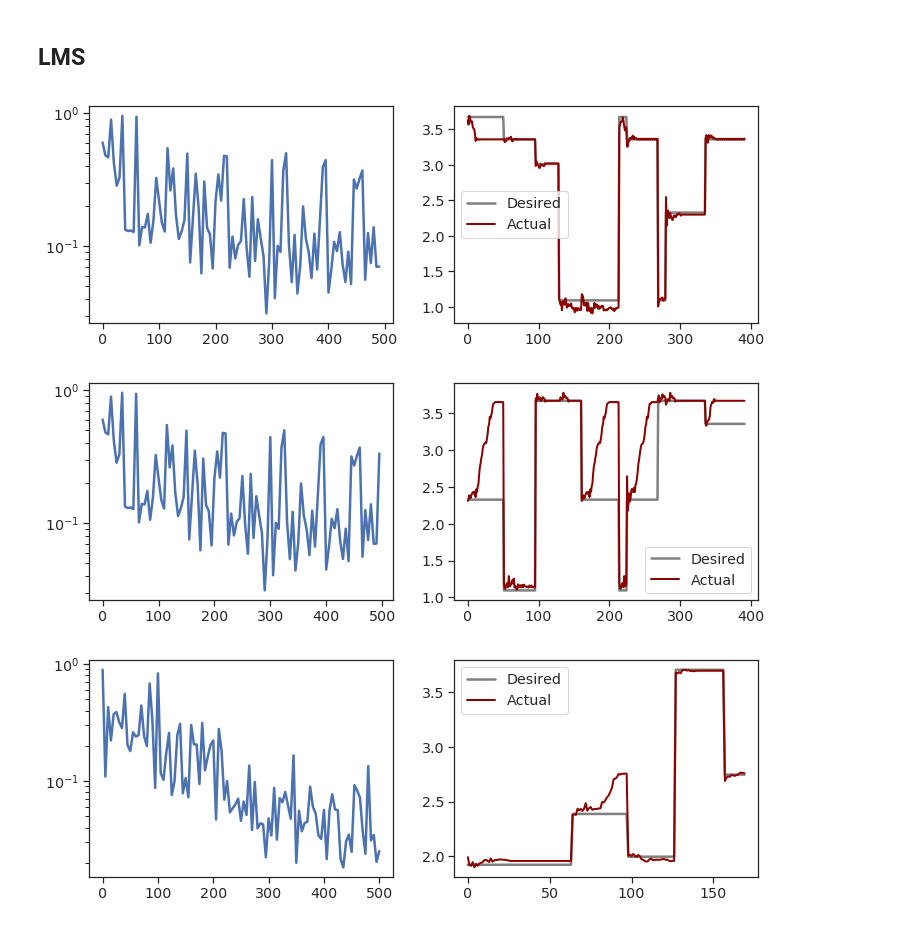
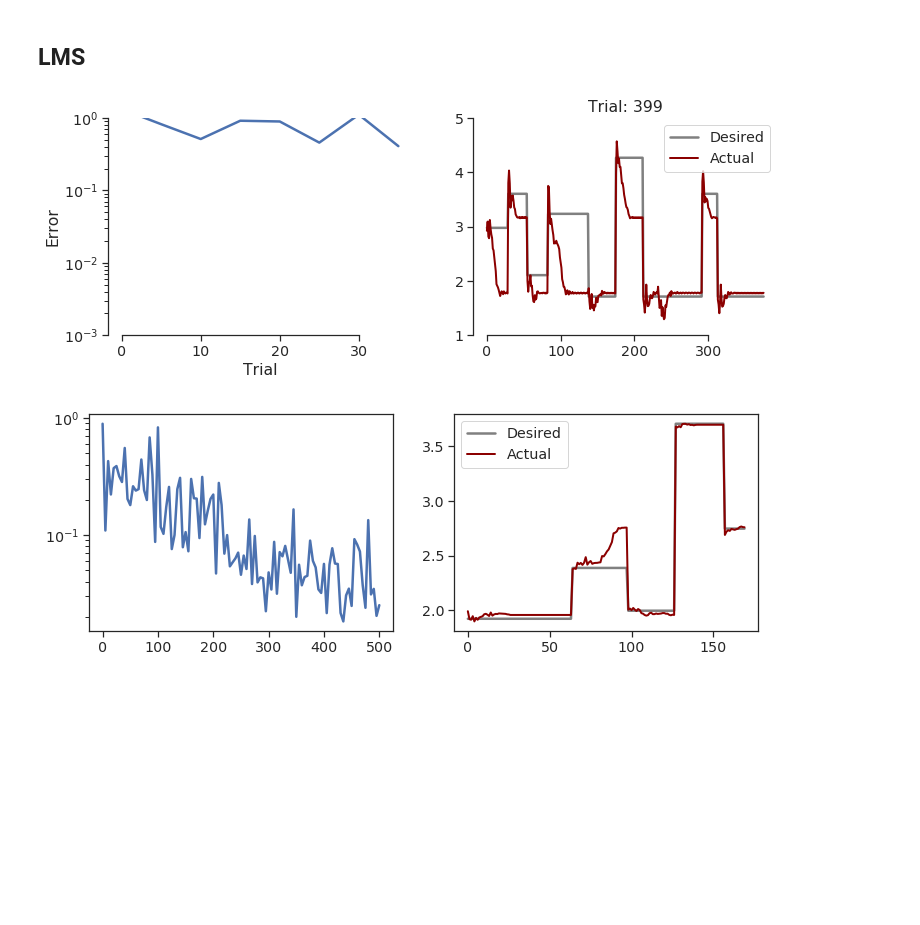
Before and after one commit to bsorsch-zz/expander_RNN, a Jupyter notebook: Recurrent expander.ipynb, the cells around one changed output. Cells and saved outputs as stored; diff of their text form; code cells hidden in the pictures; blank space fills up the shorter version.

```diff
--- a/Recurrent expander.ipynb
+++ b/Recurrent expander.ipynb
@@ -453,11 +457,0 @@ plt.legend();
-# %%
-plt.figure(figsize=(12,4))
-plt.subplot(121)
-T = np.arange(len(errs))*5
-plt.plot(T,errs)
-plt.yscale('log')
-
-plt.subplot(122)
-plt.plot(fs_all, c='grey', label='Desired')
-plt.plot(zs, c='darkred', linewidth=2, label='Actual');
-plt.legend();
@@ -489,7 +481,8 @@ from IPython.display import clear_output
 # %%
 tau = 1e-1
 eta = 1e-3
-n_trials = 5000
+n_targets = 9
+n_trials = 10000
 alpha = 10
 output_dim = 1
 dtdivtau = dt/tau
@@ -510,8 +503,8 @@ a = np.zeros(N)
 h = np.zeros(N)
 z = np.zeros(output_dim)
 
-amps = random.uniform(1,5,5)
-delays = np.device_put(random.uniform(0.5,6,n_trials+10))
+amps = random.uniform(1,5,n_targets)
+delays = random.uniform(0.5,6,n_trials+10)
 
 errs = []
 for trial in tqdm(range(n_trials)):
@@ -527,51 +520,42 @@ for trial in tqdm(range(n_trials)):
     # Validate
     if trial % 50 == 49:
         clear_output()
         plt.pause(0.01)
         zs = []
         fs_all = []
         for i in range(10):
             amp = random.choice(amps)
             us,fs = construct_input(amp,delays[i])
             fs_all.append(fs)
             for u,f in zip(us,fs):
                 # Run RNN
                 a,h,b,z = RNN_step(a,h,u,z,w_out,wh,dtdivtau)
                 zs.append(z)
         zs = np.concatenate(zs)
         fs_all = np.concatenate(fs_all)
         err = np.mean(np.abs(zs-fs_all))
         errs.append(err)
 
         plt.figure(figsize=(12,4))
         plt.title(trial)
         plt.subplot(121)
         T = np.arange(len(errs))*5
         plt.plot(T,errs)
+        plt.xlabel('Trial')
+        plt.ylabel('Error')
         plt.yscale('log')
+        plt.ylim([1e-3,1])
+        sns.despine(trim=True)
+
         plt.subplot(122)
         plt.plot(fs_all, c='grey', label='Desired')
         plt.plot(zs, c='darkred', linewidth=2, label='Actual');
         plt.legend();
-
-# Final validation
-zs = []
-fs_all = []
-us_all = []
-for amp, delay in zip(amps, delays):
-    us,fs = construct_input(amp,delay)
-    fs_all.append(fs)
-    us_all.append(us)
-    for u,f in zip(us,fs):
-        # Run RNN
-        a,h,b,z = RNN_step(a,h,u,z,w_out,wh,dtdivtau)
-        zs.append(z)
-zs = np.concatenate(zs)
-fs_all = np.concatenate(fs_all)
-us_all = np.concatenate(us_all)
+        plt.title('Trial: ' + str(trial))
+        plt.ylim([1,5])
+        sns.despine(trim=True);
 # %% [output]
-[figure, old version]
+[figure, new version]
-[figure, removed]
 # %%
 # Final validation
 zs = []
```
Also changed, not shown: parts of 5 cells of this notebook.
